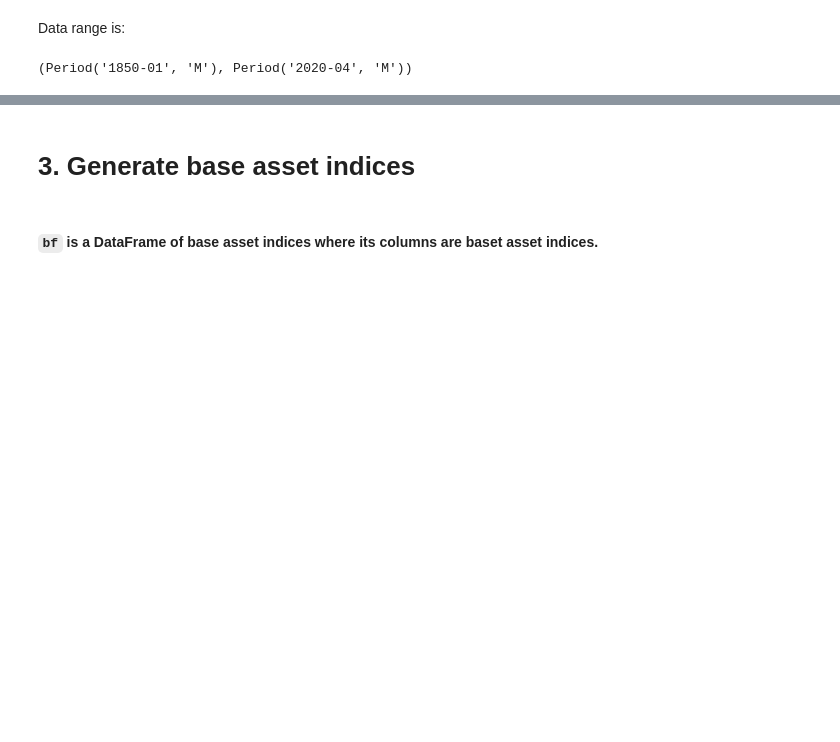
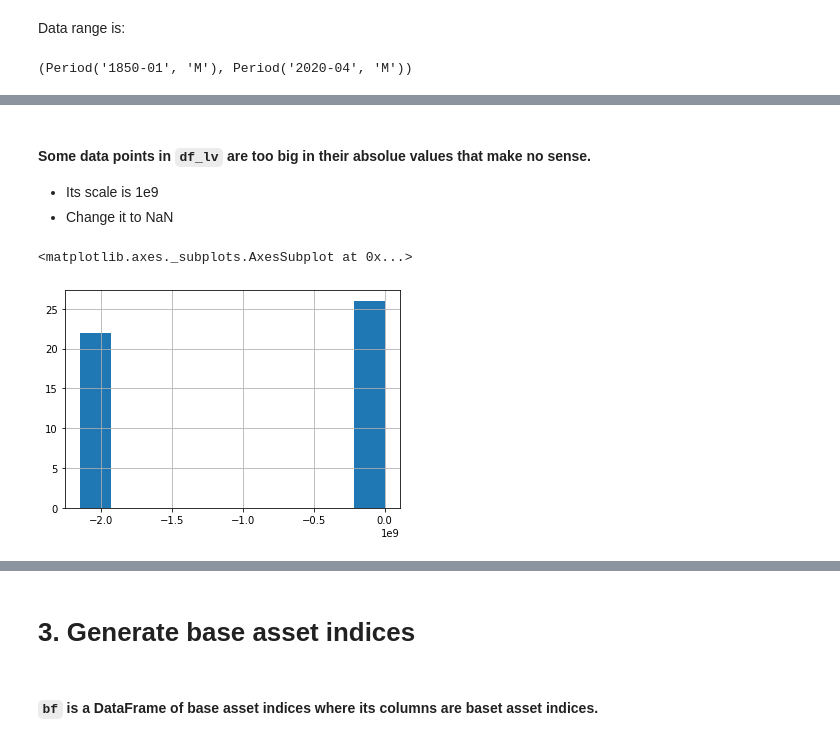
Before and after one commit to my2582/mlfinance, a Jupyter notebook: macrofactor/src/data/make_dataset.ipynb, the cells around one changed output, grey strips where cells are left out. Cells and saved outputs as stored; diff of their text form; code cells hidden in the pictures; blank space fills up the shorter version.

```diff
--- a/macrofactor/src/data/make_dataset.ipynb
+++ b/macrofactor/src/data/make_dataset.ipynb
@@ -69,3 +96,7 @@ df_gfd.columns = [col + "_rate" if col.find("USD") >= 0 else col for col in df_g
+# %%
+df_lv_filename = '../../data/raw/survey_of_livingston.log'
+
+df_lv = pd.read_csv(df_lv_filename, header=13)
 # %% [markdown]
 # 2. Preprocessing
 # %% [markdown]
@@ -117,0 +196,25 @@ df = df.rename(columns={'Date': 'date'})
+# %%
+# Split. e.g: 2019:3 in `Survey Date` to two different columns
+# bamboolib live code export
+split_df = df_lv["Survey Date"].str.split(':', expand=True)
+split_df.columns = [f"Survey Date_{id_}" for id_ in range(len(split_df.columns))]
+df_lv = pd.merge(df_lv, split_df, how="left", left_index=True, right_index=True)
+
+# Create `date` index
+df_lv['date'] = pd.to_datetime({
+    'year': df_lv['Survey Date_0'],
+    'month': df_lv['Survey Date_1'].astype(int, errors='raise')*3,
+    'day': 1
+})
+df_lv = df_lv.set_index('date')
+df_lv = df_lv.drop(['Survey Date', 'Survey Date_0', 'Survey Date_1', 'Blue Chip', 'Livingston'], axis=1)
+df_lv = df_lv.dropna()
+# %% [markdown]
+#### Some data points in `df_lv` are too big in their absolue values that make no sense.
+- Its scale is 1e9
+- Change it to NaN
+# %%
+df_lv.Combined.hist()
+# %% [output]
+<matplotlib.axes._subplots.AxesSubplot at 0x...>
+[figure, added]
```
Also changed, not shown: parts of 74 cells of this notebook, 3 other files.
